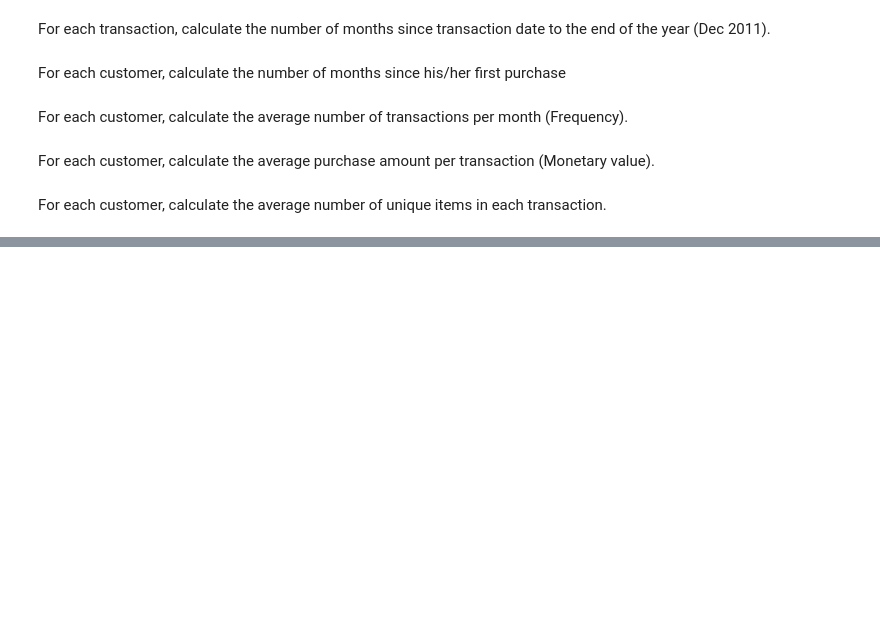
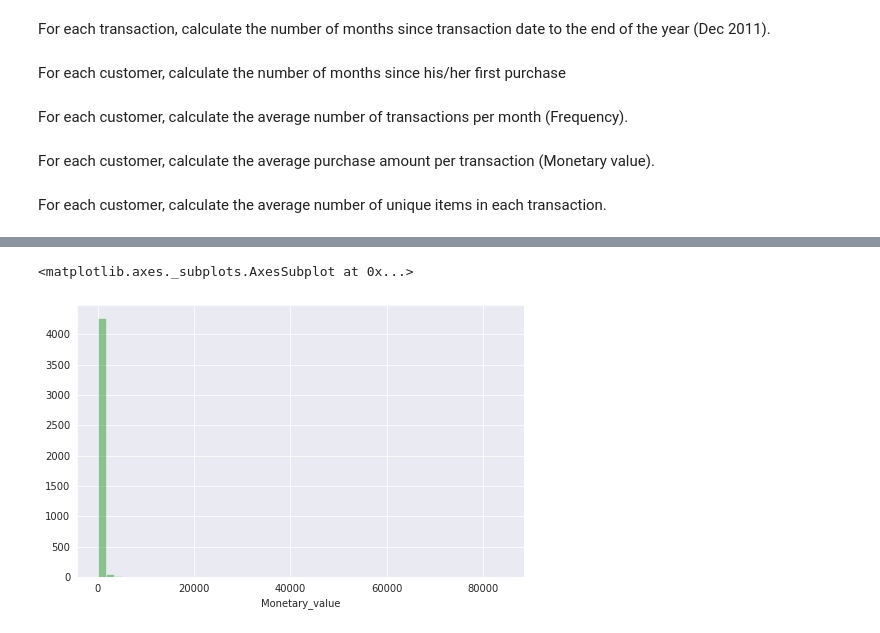
Before and after one commit to Ranjitkumarmuduli/Capstone-Project--4, a Jupyter notebook: Online_Retail_Customer_Segmentation_Capstone_Project.ipynb, the cells around one changed output, grey strips where cells are left out. Drawn from its saved outputs; the diff is of its cells as text; code cells hidden in the pictures; blank space fills up the shorter version.

```diff
--- a/Online_Retail_Customer_Segmentation_Capstone_Project.ipynb
+++ b/Online_Retail_Customer_Segmentation_Capstone_Project.ipynb
@@ -711,0 +756,7 @@ unique_items = df.groupby(['CustomerID', 'InvoiceNo']).agg({'StockCode': 'nuniqu
+# %%
+#Distribution for Mnnetary_value.
+plt.figure(figsize=(8,5))
+sns.distplot(data_transformed.Monetary_value,color='green',kde=False)
+# %% [output]
+<matplotlib.axes._subplots.AxesSubplot at 0x...>
+[figure, added]
```
Also changed, not shown: parts of 14 cells of this notebook.
